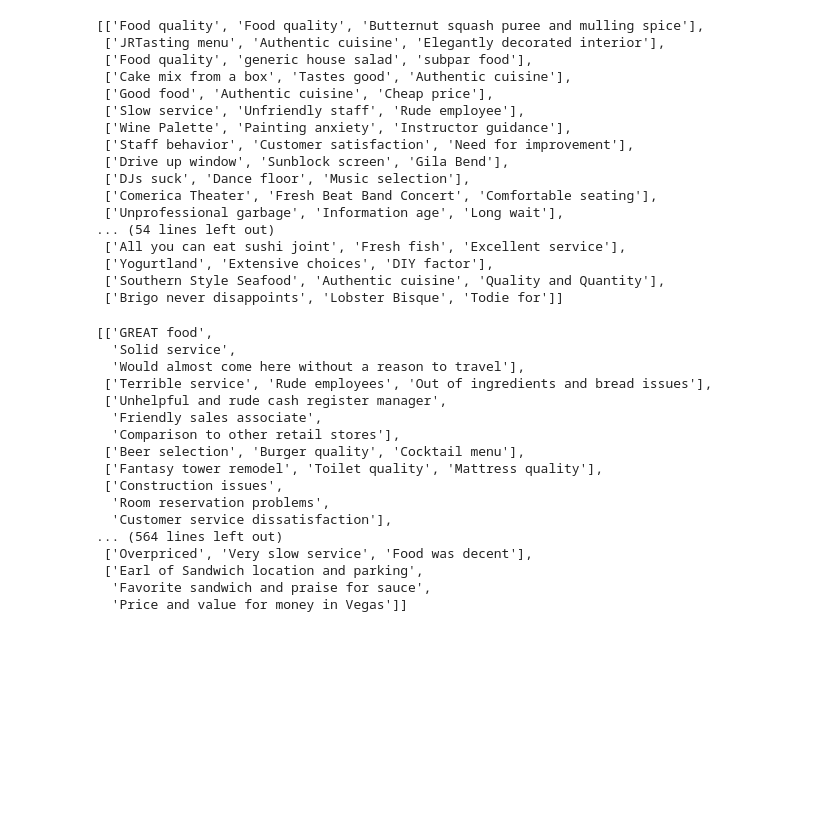
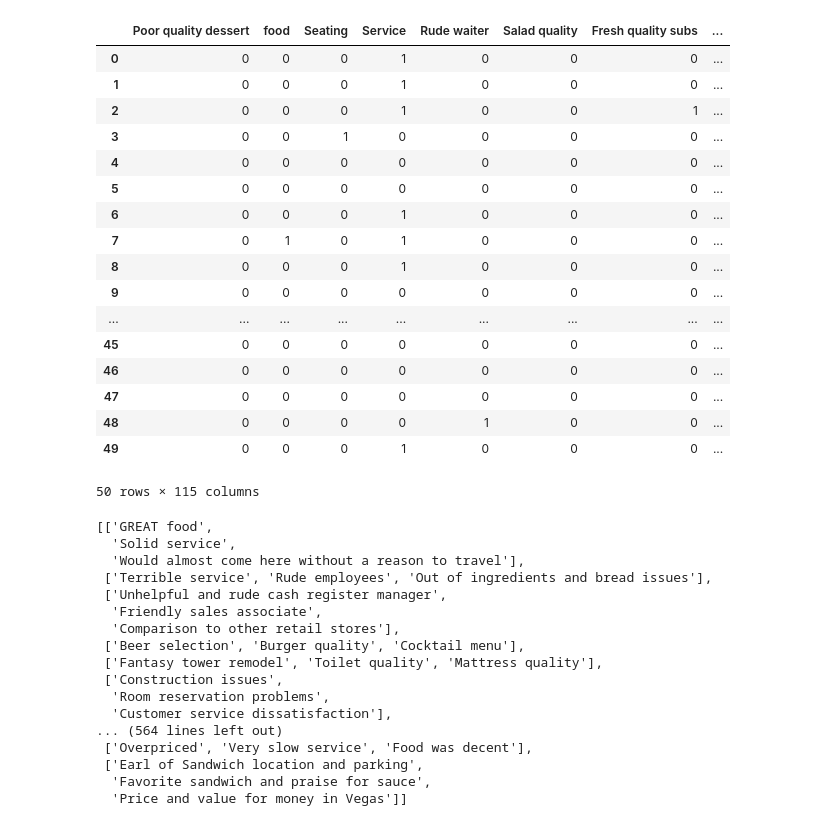
Before and after one commit to dani2112/llmtopic, a Jupyter notebook: notebooks/llmtopic_test.ipynb, the cells around one changed output. Cells and saved outputs as stored; diff of their text form; code cells hidden in the pictures; blank space fills up the shorter version.

```diff
--- a/notebooks/llmtopic_test.ipynb
+++ b/notebooks/llmtopic_test.ipynb
@@ -52,23 +70,24 @@ Topic summarization failed. Maybe try to decrease cluster size or increase conte
 # %%
-lt.all_topics
+lt.topic_matrix
 # %% [output]
+|  | Poor quality dessert | food | Seating | Service | Rude waiter | Salad quality | Fresh quality subs | ... |
+| 0 | 0 | 0 | 0 | 1 | 0 | 0 | 0 | ... |
+| 1 | 0 | 0 | 0 | 1 | 0 | 0 | 0 | ... |
+| 2 | 0 | 0 | 0 | 1 | 0 | 0 | 1 | ... |
+| 3 | 0 | 0 | 1 | 0 | 0 | 0 | 0 | ... |
+| 4 | 0 | 0 | 0 | 0 | 0 | 0 | 0 | ... |
+| 5 | 0 | 0 | 0 | 0 | 0 | 0 | 0 | ... |
+| 6 | 0 | 0 | 0 | 1 | 0 | 0 | 0 | ... |
+| 7 | 0 | 1 | 0 | 1 | 0 | 0 | 0 | ... |
+| 8 | 0 | 0 | 0 | 1 | 0 | 0 | 0 | ... |
+| 9 | 0 | 0 | 0 | 0 | 0 | 0 | 0 | ... |
+| ... | ... | ... | ... | ... | ... | ... | ... | ... |
+| 45 | 0 | 0 | 0 | 0 | 0 | 0 | 0 | ... |
+| 46 | 0 | 0 | 0 | 0 | 0 | 0 | 0 | ... |
+| 47 | 0 | 0 | 0 | 0 | 0 | 0 | 0 | ... |
+| 48 | 0 | 0 | 0 | 0 | 1 | 0 | 0 | ... |
+| 49 | 0 | 0 | 0 | 1 | 0 | 0 | 0 | ... |
-[['Food quality', 'Food quality', 'Butternut squash puree and mulling spice'],
- ['JRTasting menu', 'Authentic cuisine', 'Elegantly decorated interior'],
- ['Food quality', 'generic house salad', 'subpar food'],
- ['Cake mix from a box', 'Tastes good', 'Authentic cuisine'],
- ['Good food', 'Authentic cuisine', 'Cheap price'],
- ['Slow service', 'Unfriendly staff', 'Rude employee'],
- ['Wine Palette', 'Painting anxiety', 'Instructor guidance'],
- ['Staff behavior', 'Customer satisfaction', 'Need for improvement'],
- ['Drive up window', 'Sunblock screen', 'Gila Bend'],
- ['DJs suck', 'Dance floor', 'Music selection'],
- ['Comerica Theater', 'Fresh Beat Band Concert', 'Comfortable seating'],
- ['Unprofessional garbage', 'Information age', 'Long wait'],
-... (54 lines left out)
- ['All you can eat sushi joint', 'Fresh fish', 'Excellent service'],
- ['Yogurtland', 'Extensive choices', 'DIY factor'],
- ['Southern Style Seafood', 'Authentic cuisine', 'Quality and Quantity'],
- ['Brigo never disappoints', 'Lobster Bisque', 'Todie for']]
+50 rows × 115 columns
 # %%
 topics
 # %% [output]
```
Also changed, not shown: parts of 3 cells of this notebook, 1 other file.
